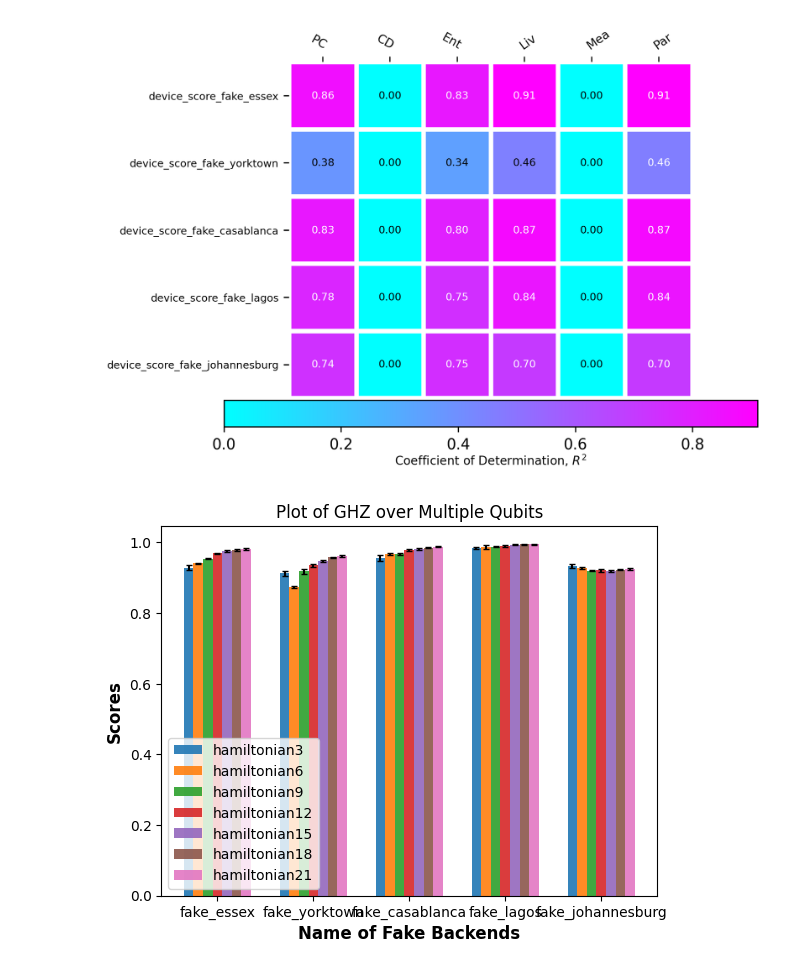
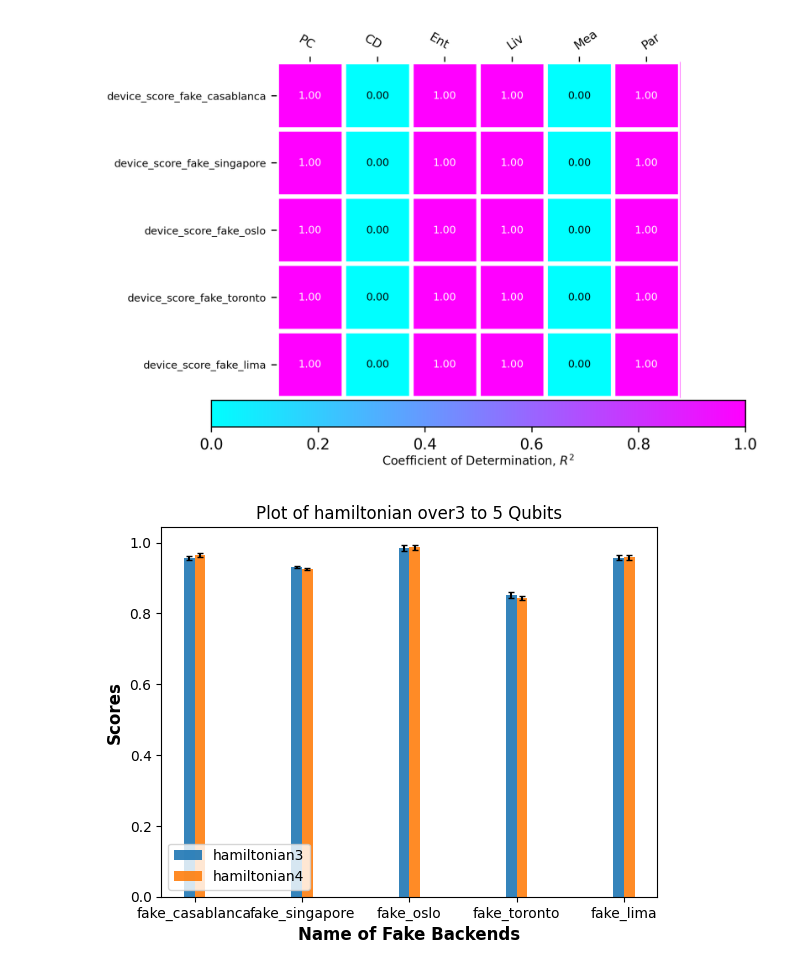
Before and after one commit to vandnaChaturvedi/Supermarq_benchmark_POC, a Jupyter notebook: sm_Hamiltonian_Simulation.ipynb, the cells around one changed output. Saved outputs shown, nothing was run; the diff lists cells and outputs as text; code cells hidden in the pictures.

```diff
--- a/sm_Hamiltonian_Simulation.ipynb
+++ b/sm_Hamiltonian_Simulation.ipynb
@@ -9,8 +9,8 @@ import os
 ########## INPUT ############
 f=5 # number of fake_backend want to choose
 lower_limit= 3 # the lower limit of qubits for the circuit
-upper_limit= 22 # the lower limit of qubits for the circuit
-steps= 3 #jump in qubit numbers
+upper_limit= 5 # the lower limit of qubits for the circuit
+steps= 1 #jump in qubit numbers
 name_of_algo='hamiltonian'
 # %%
 all_fakes=[FakeAlmadenV2,FakeArmonkV2,FakeAthensV2,FakeAuckland,FakeBelemV2,FakeBoeblingenV2,FakeBogotaV2,FakeBrooklynV2,FakeBurlingtonV2,FakeCairoV2,FakeCambridgeV2,FakeCasablancaV2,FakeEssexV2,FakeGeneva,FakeGuadalupeV2,FakeHanoiV2,FakeJakartaV2,FakeJohannesburgV2,FakeKolkataV2,FakeLagosV2,FakeLimaV2,FakeLondonV2,FakeManhattanV2,FakeManilaV2,FakeMelbourneV2,FakeMontrealV2,FakeMumbaiV2,FakeNairobiV2,FakeOslo,FakeOurenseV2,FakeParisV2,FakePerth,FakePrague,FakePoughkeepsieV2,FakeQuitoV2,FakeRochesterV2,FakeRomeV2,FakeSantiagoV2,FakeSherbrooke,FakeSingaporeV2,FakeSydneyV2,FakeTorontoV2,FakeValenciaV2,FakeVigoV2,FakeWashingtonV2,FakeYorktownV2]
@@ -69,23 +69,31 @@ import time
 jobs =[]
 print("=============SCORES OF ALL THE CIRCUITS=============")
 for backend in selected_fakes:
-    print("------------------------BACKEND-NAME :: ", backend().name)
+    print("BACKEND-NAME :: ", backend().name)
     for benchmark, label in benchmarks:
         circuit=benchmark.qiskit_circuit()
         score_list=[]
+        manual=[]
+        timetaken=[]
         for i in range(0,5):
-            start=time.time()
+            start = time.time()
             job = backend().run(circuit, shots=1000)
-            t_time=time.time()-start
-            result=job.result()
-            print("manually calculated time in execution ::",t_time)
+            t_time = time.time()-start
+            result = job.result()
             counts = job.result(0).get_counts()
             score = benchmark.score(counts)
             score_list.append(score)
+            t=job.result(0).time_taken
+            timetaken.append(t)
+            manual.append(t_time)
+            print(i+1,"th iteration::  Manual::",t_time, " &    Metadata::",t)
+        mean_manual_time = np.mean(manual)
         score = np.mean(score_list)
         sd = np.std(score_list)
-        print(label,"--> score::",score,"      SD ::",sd,"  time_taken=",job.result(0).time_taken)
-        #counts=job.result(0).count()
+        execution_time = np.mean(timetaken)
+        print("                      Average of  Manual time taken ::",mean_manual_time)
+        print("                      Average of Metadata-wise time taken ::",execution_time)
+        print(label, "--> score::",score,"      SD ::",sd)
         jobs.append((label,benchmark,backend,job,score,sd))
 #jobs
 # %% [output]
@@ -161,7 +169,7 @@ supermarq.plotting.plot_benchmark([X,names,scores],
 # %%
 supermarq.plotting.plot_correlations(benchmark_features,all_fake_scores,["PC", "CD", "Ent", "Liv", "Mea", "Par"],device_name=all_fake_names,show=True,)
 # %% [output]
-[figure, old version]
+[figure, new version]
 # %%
 %matplotlib inline
 import matplotlib.pyplot as plt
@@ -170,33 +178,34 @@ all_fake_names=[]
 all_score=[]
 all_sd=[]
 all_ckt=[]
+v='Plot of '+name_of_algo+' over'+str(lower_limit)+' to '+str(upper_limit)+ ' Qubits'
 for i in selected_fakes:
     all_fake_names.append(i().name)
 for benchmark, label in benchmarks:
     i=[]
     j=[]
     k=[]
     for ckt,benchmark,backend,job,score,sd in jobs:
         if ckt == label:
             i.append(score)
             j.append(sd)
     all_ckt.append(label)
     all_score.append(i)
     all_sd.append(j)
 num_bars = len(all_score)
 width = 0.1
 x = np.arange(len(all_fake_names)) # x-axis positions for each bar
 fig, ax = plt.subplots()
 for i in range(num_bars):               # Create bars for each category with appropriate offsets
     ax.bar(x + i * width, all_score[i], width=width, label=f'Bar {i+1}',
            yerr=all_sd[i],align='center',alpha=0.9,ecolor='black',capsize=2)
 ax.set_xlabel('Name of Fake Backends',fontweight ='bold',fontsize = 12)
 ax.set_ylabel('Scores',fontweight ='bold',fontsize = 12)
-ax.set_title('Plot of GHZ over Multiple Qubits')
+ax.set_title(v)
 ax.set_xticks(x + (num_bars - 1) * width / 2)
 ax.set_xticklabels(all_fake_names)
 ax.legend(all_ckt,loc="lower left")
 #ax.grid(True)
 plt.show()
 # %% [output]
-[figure, old version]
+[figure, new version]
```
Also changed, not shown: parts of 6 cells of this notebook.
